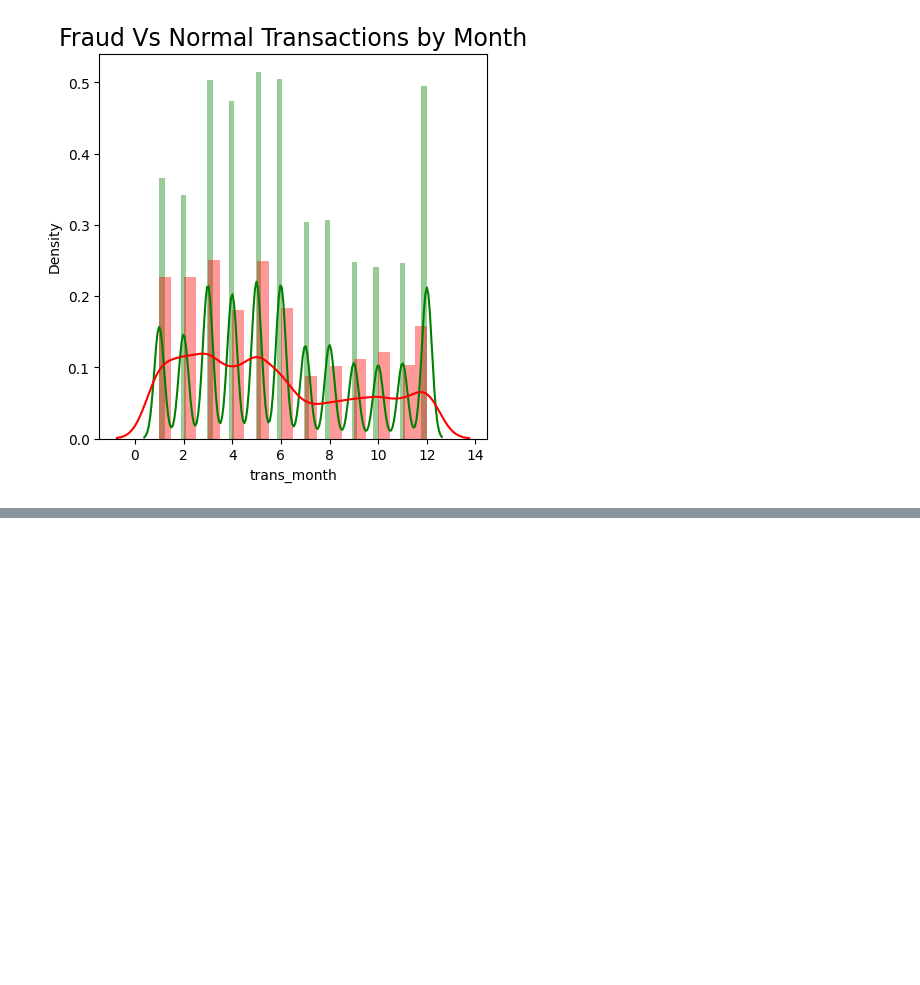
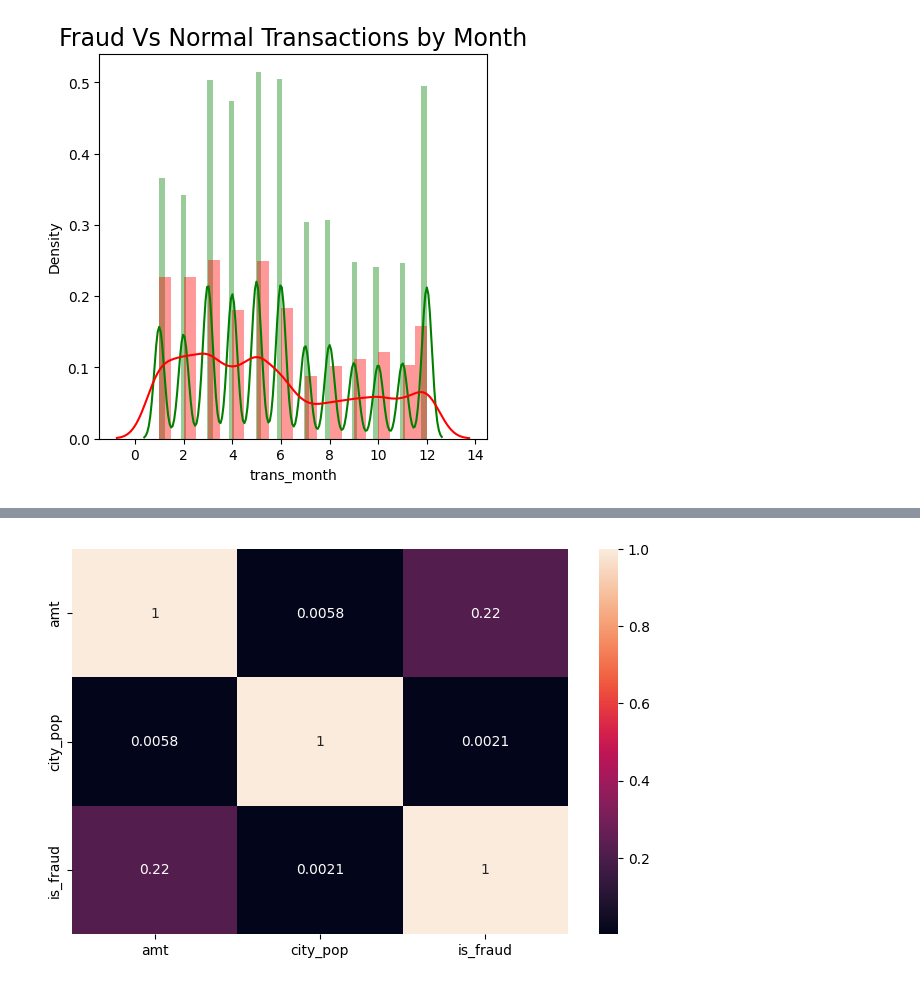
Before and after one commit to VinukaSilva/Credit-Card-Fraud-Detection, a Jupyter notebook: Neural Networks_New Dataset.ipynb, the cells around one changed output, grey strips where cells are left out. Saved outputs shown, nothing was run; the diff lists cells and outputs as text; code cells hidden in the pictures; blank space fills up the shorter version.

```diff
--- a/Neural Networks_New Dataset.ipynb
+++ b/Neural Networks_New Dataset.ipynb
@@ -691,0 +804,9 @@ plt.show()
+# %%
+# Plot the heatmap again for relatively strong correlation (i.e. >0.09) with the target variable:
+top_feature = cor.index[abs(cor['is_fraud']>0.002)]
+plt.subplots(figsize=(8, 5))
+top_corr = df_traindata2[top_feature].corr()
+sns.heatmap(top_corr, annot=True)
+plt.show()
+# %% [output]
+[figure, added]
```
Also changed, not shown: parts of 18 cells of this notebook.
